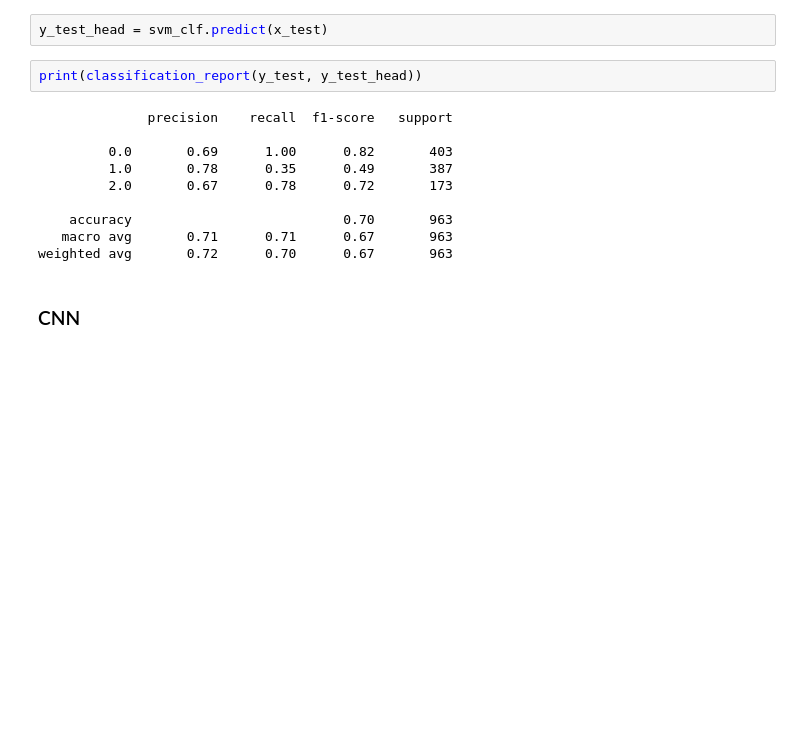
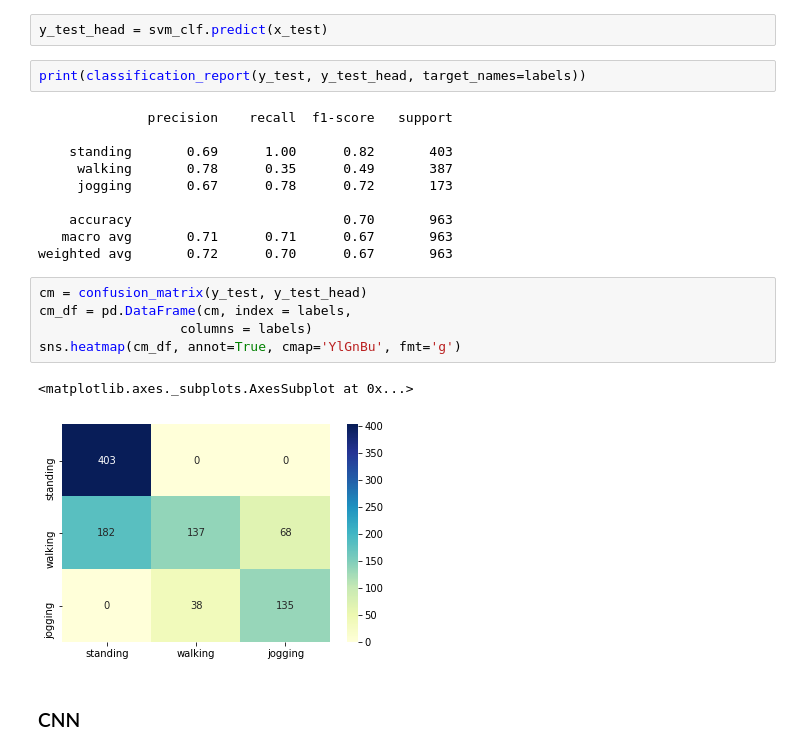
Before and after one commit to MrBanhBao/sensor-data-gans, a Jupyter notebook: classifiers/notebooks/classifiers.ipynb, the cells around one changed output. Drawn from its saved outputs; the diff is of its cells as text; blank space fills up the shorter version.

```diff
--- a/classifiers/notebooks/classifiers.ipynb
+++ b/classifiers/notebooks/classifiers.ipynb
@@ -69,17 +83,25 @@ weighted avg       0.80      0.73      0.72      5062
 # %%
 y_test_head = svm_clf.predict(x_test)
 # %%
-print(classification_report(y_test, y_test_head))
+print(classification_report(y_test, y_test_head, target_names=labels))
 # %% [output]
               precision    recall  f1-score   support
 
-         0.0       0.69      1.00      0.82       403
-         1.0       0.78      0.35      0.49       387
-         2.0       0.67      0.78      0.72       173
+    standing       0.69      1.00      0.82       403
+     walking       0.78      0.35      0.49       387
+     jogging       0.67      0.78      0.72       173
 
     accuracy                           0.70       963
    macro avg       0.71      0.71      0.67       963
 weighted avg       0.72      0.70      0.67       963
+# %%
+cm = confusion_matrix(y_test, y_test_head)
+cm_df = pd.DataFrame(cm, index = labels,
+                  columns = labels)
+sns.heatmap(cm_df, annot=True, cmap='YlGnBu', fmt='g')
+# %% [output]
+<matplotlib.axes._subplots.AxesSubplot at 0x...>
+[figure, added]
 # %% [markdown]
 ### CNN
 # %%
```
Also changed, not shown: parts of 32 cells of this notebook, 30 other files.
